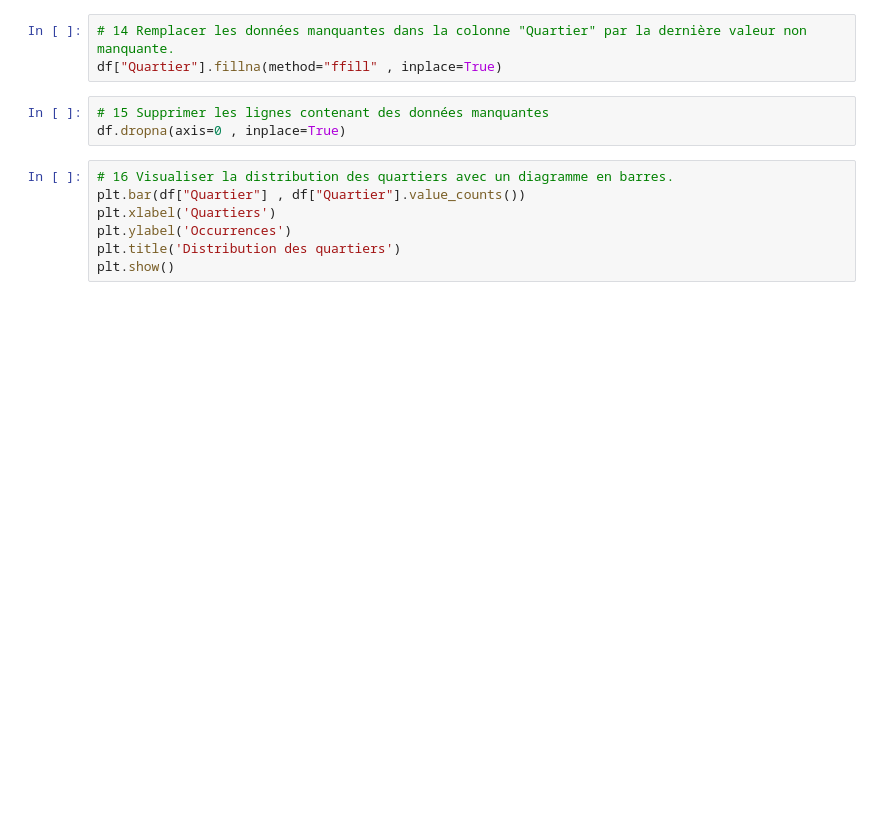
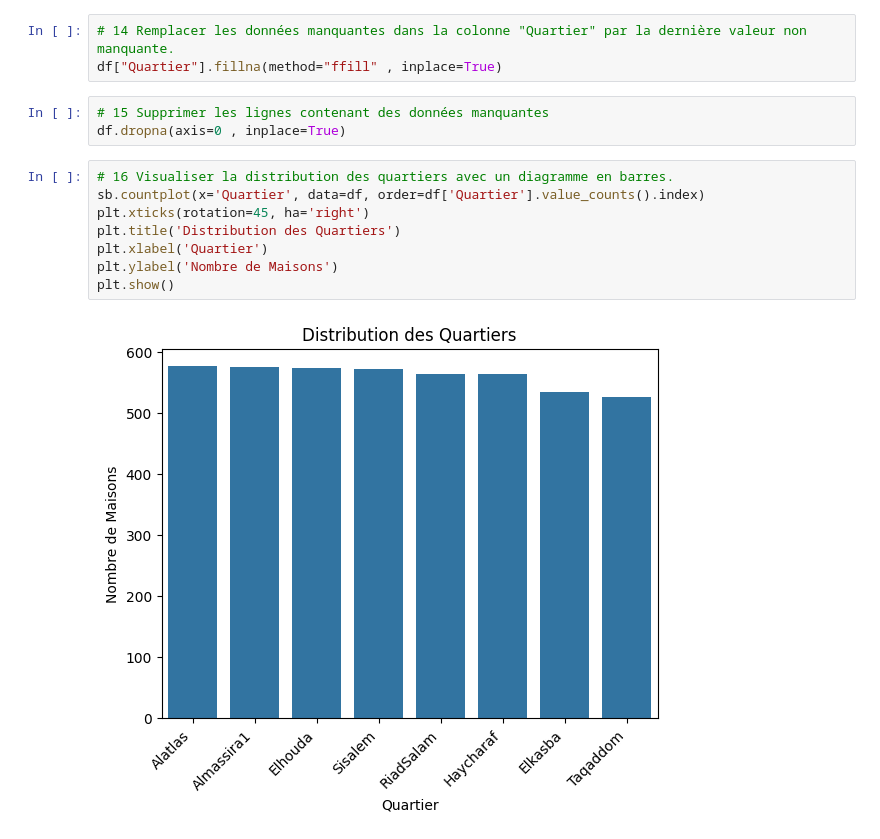
Before and after one commit to MAFTOUH-Omar/TP-Python, a Jupyter notebook: TP06/Exercice.ipynb, the cells around one changed output. Drawn from its saved outputs; the diff is of its cells as text; blank space fills up the shorter version.

```diff
--- a/TP06/Exercice.ipynb
+++ b/TP06/Exercice.ipynb
@@ -156,8 +165,11 @@ df["Quartier"].fillna(method="ffill" , inplace=True)
 df.dropna(axis=0 , inplace=True)
 # %%
 # 16 Visualiser la distribution des quartiers avec un diagramme en barres.
-plt.bar(df["Quartier"] , df["Quartier"].value_counts())
-plt.xlabel('Quartiers')
-plt.ylabel('Occurrences')
-plt.title('Distribution des quartiers')
+sb.countplot(x='Quartier', data=df, order=df['Quartier'].value_counts().index)
+plt.xticks(rotation=45, ha='right')
+plt.title('Distribution des Quartiers')
+plt.xlabel('Quartier')
+plt.ylabel('Nombre de Maisons')
 plt.show()
+# %% [output]
+[figure, added]
```
Also changed, not shown: parts of 12 cells of this notebook, 1 other file.
